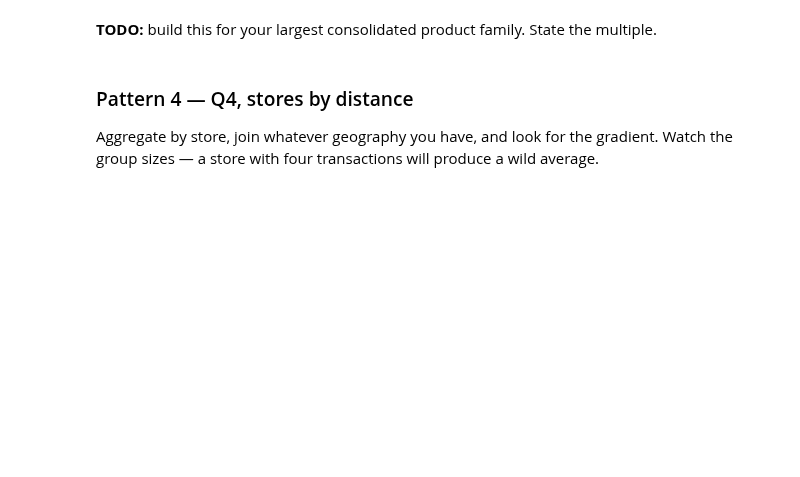
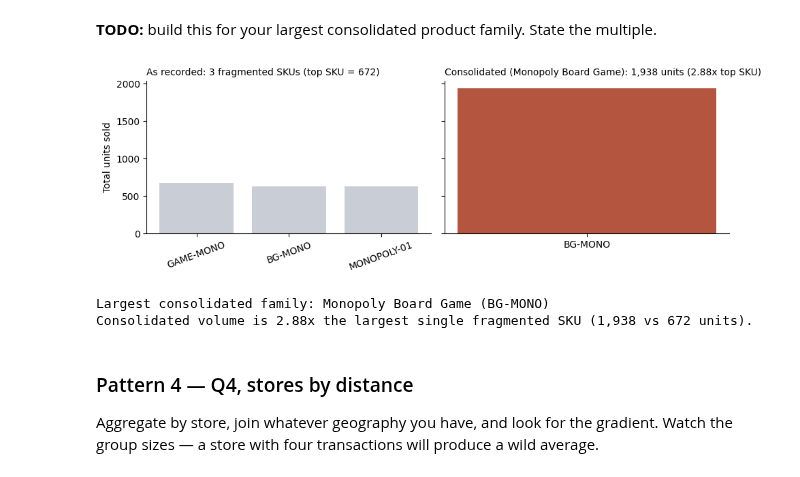
Before and after one commit to nishithy13/DS2002-Midterm, a Jupyter notebook: 06-midterm-walmart/2026-10-28 — Midterm Clinic Analysis and Charts — Studio.ipynb, the cells around one changed output. Cells and saved outputs as stored; diff of their text form; code cells hidden in the pictures; blank space fills up the shorter version.

```diff
--- a/06-midterm-walmart/2026-10-28 — Midterm Clinic Analysis and Charts — Studio.ipynb
+++ b/06-midterm-walmart/2026-10-28 — Midterm Clinic Analysis and Charts — Studio.ipynb
@@ -100,3 +259,40 @@ plt.show()
+# %%
+# TODO
+# TODO
+# Find the largest consolidated SKU family in transactions
+sku_counts_by_canon = tx.groupby('canonical_sku')['sku'].nunique()
+largest_canon_sku = sku_counts_by_canon.idxmax()
+
+family_rows = tx[tx['canonical_sku'] == largest_canon_sku]
+family_name = family_rows['canonical_name'].iloc[0]
+
+frag_series = family_rows.groupby('sku')['quantity'].sum().sort_values(ascending=False)
+cons_series = pd.Series({largest_canon_sku: frag_series.sum()})
+consolidation_mult = round(cons_series.iloc[0] / frag_series.iloc[0], 2)
+
+fig, axes = plt.subplots(1, 2, figsize=(9.5, 3.3), sharey=True)
+axes[0].bar(frag_series.index.astype(str), frag_series.values, color='#c9cdd6')
+axes[0].set_title(f'As recorded: {len(frag_series)} fragmented SKUs (top SKU = {int(frag_series.iloc[0]):,})',
+                  fontsize=10, loc='left')
+axes[0].tick_params(axis='x', labelrotation=20)
+
+axes[1].bar(cons_series.index.astype(str), cons_series.values, color='#b4553f', width=0.45)
+axes[1].set_title(f'Consolidated ({family_name[:22]}): {int(cons_series.iloc[0]):,} units ({consolidation_mult}x top SKU)',
+                  fontsize=10, loc='left')
+axes[0].set_ylabel('Total units sold')
+
+for ax in axes:
+    for spine in ('top', 'right'):
+        ax.spines[spine].set_visible(False)
+plt.tight_layout()
+plt.show()
+
+print(f'Largest consolidated family: {family_name} ({largest_canon_sku})')
+print(f'Consolidated volume is {consolidation_mult}x the largest single fragmented SKU ({int(cons_series.iloc[0]):,} vs {int(frag_series.iloc[0]):,} units).')
+# %% [output]
+[figure, added]
+Largest consolidated family: Monopoly Board Game (BG-MONO)
+Consolidated volume is 2.88x the largest single fragmented SKU (1,938 vs 672 units).
 # %% [markdown]
 ### Pattern 4 — Q4, stores by distance
 
```
Also changed, not shown: parts of 13 cells of this notebook.
